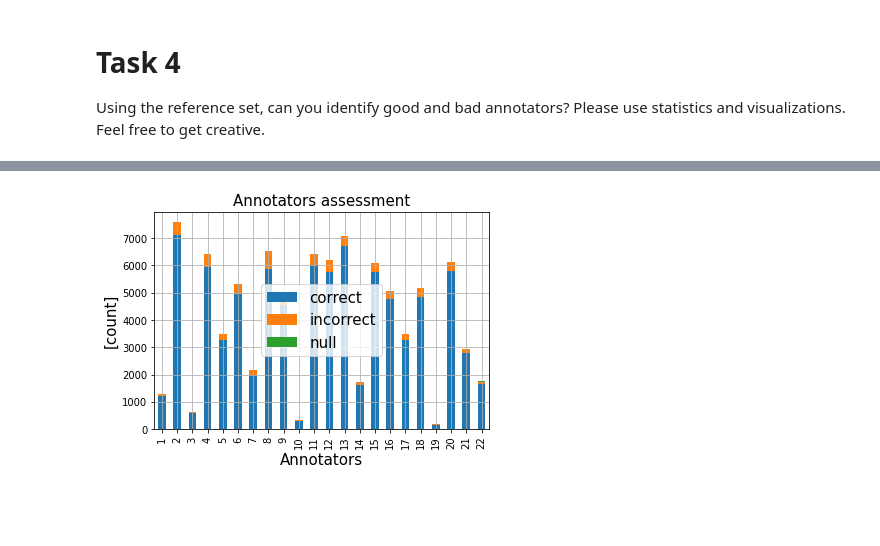
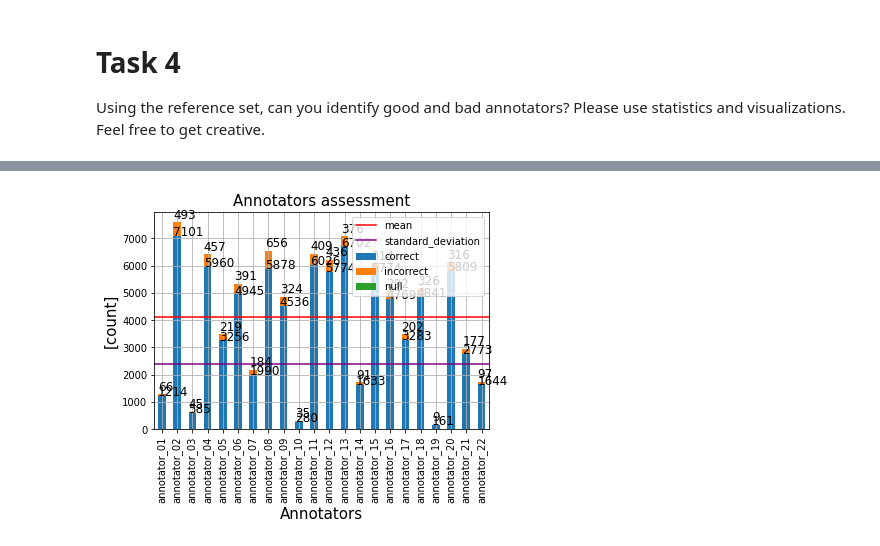
Before and after one commit to m4tice/qm_project, a Jupyter notebook: qm_project.ipynb, the cells around one changed output, grey strips where cells are left out. Cells and saved outputs as stored; diff of their text form; code cells hidden in the pictures; blank space fills up the shorter version.

```diff
--- a/qm_project.ipynb
+++ b/qm_project.ipynb
@@ -145,8 +171,8 @@ Min duration: -99999 [ms]
 # %%
-export_csv = False
+export_csv = True
 fs = 15
 
-# 1c: Did all annotators produce the same amount of results, or are there differences?
+
 annotators_list = []
 for result_key in result_keys:
     result_amount = len(ap_results[result_key]['results'])
@@ -159,19 +185,27 @@ for result_key in result_keys:
 annotators, annotator_count = np.unique(np.array(annotators_list), return_counts=True)
 
 # Store data in Pandas DataFrame
-annotator_result_count_df = pd.DataFrame({"annotators": annotators, "result_count": annotator_count})
+annotator_result_count_df = pd.DataFrame({"vendor_user_id": annotators, "result_count": annotator_count})
 
 # Visualization
 ax = annotator_result_count_df['result_count'].plot(kind='bar')
-ax.set_xticklabels(annotator_result_count_df['annotators'])
+ax.set_xticklabels(annotator_result_count_df['vendor_user_id'])
 ax.grid(True)
 ax.set_title("Users result counts", fontsize=fs)
 ax.set_xlabel("Annotators", fontsize=fs)
 ax.set_ylabel("[count]", fontsize=fs)
 
+ax.axhline(y=annotator_result_count_df["result_count"].mean(), color='r', linestyle='-')      # draw mean line
+ax.axhline(y=annotator_result_count_df["result_count"].std(), color='purple', linestyle='-')  # draw std line
+ax.legend(["mean", "standard deviation", "count"], prop={'size': fs})
+
+# Add numbers to bars
+for p, count in zip(ax.patches, annotator_result_count_df['result_count'].values):
+    ax.annotate(str(count), (p.get_x(), p.get_height() + 20))
+
 # Export data to csv file
 if export_csv:
-    annotator_result_count_df.to_csv("annotator_result_count.csv")
+    annotator_result_count_df.to_csv("annotator_result_count.csv", index=False)
 
-print(annotator_result_count_df)
+annotator_result_count_df.describe()
 # %% [output]
@@ -514,27 +599,14 @@ width = 0.8
 fs = 15
 
 
-def percent_cal(item):
-    """
-    Function for calculating the percentage values
-    :param item:
-    :return: percentage values
-    """
-    idx, correct, incorrect, null, total = item
-    correct_percent = round(correct / total * 100, 2)
-    incorrect_percent = round(incorrect / total * 100, 2)
-    null_percent = round(null / total * 100, 2)
-
-    return [idx, correct_percent, incorrect_percent, null_percent]
-
-
 # Load data
+annotator_result_count_df = pd.read_csv("annotator_result_count.csv")
 annotators_quality_df = pd.read_csv("annotators_quality_assessment.csv")
 annotators_quality = annotators_quality_df.values.tolist()
 
 
 # Amount display
-labels = annotators_quality_df['id']
+labels = annotators_quality_df['vendor_user_id']
 display_df = annotators_quality_df[['correct', 'incorrect', 'null']]
 ax1 = display_df.plot(kind='bar', stacked=True, use_index=False)
 ax1.set_xticklabels(labels)
@@ -543,20 +615,47 @@ ax1.set_title("Annotators assessment", fontsize=fs)
 ax1.set_xlabel("Annotators", fontsize=fs)
 ax1.set_ylabel("[count]", fontsize=fs)
 ax1.legend(prop={'size': fs})
+ax1.axhline(y=annotator_result_count_df.mean().values, color='r', linestyle='-')
+ax1.axhline(y=annotator_result_count_df.std().values, color='purple', linestyle='-')
+ax1.legend(['mean', 'standard_deviation', 'correct', 'incorrect', 'null'])
+
+# - Add numbers to bars
+for p, correct_count, incorrect_count in zip(ax1.patches, annotators_quality_df['correct'].values, annotators_quality_df['incorrect'].values):
+    ax1.annotate(str(correct_count), (p.get_x(), p.get_height() + 10), fontsize=12)
+    ax1.annotate(str(incorrect_count), (p.get_x(), p.get_height() + incorrect_count + 150), fontsize=12)
 
 
 # Percentage display
-percent_data = np.array([percent_cal(item) for item in annotators_quality])
-correct_p = [item for item in percent_data[:, 1]]
-incorrect_p = [item for item in percent_data[:, 2]]
-null_p = [item for item in percent_data[:, 3]]
-
-df = pd.DataFrame({'correct %': correct_p, 'incorrect %': incorrect_p, 'null %': null_p})
-ax2 = df.plot(kind='bar', stacked=True, use_index=False)
+ax2 = annotators_quality_df[['correct_p', 'incorrect_p', 'null_p']].plot(kind='bar', stacked=True, use_index=False)
+ax2.set_ylim([85, 102])
 ax2.set_xticklabels(labels)
 ax2.grid(True)
 ax2.set_title("Annotators assessment in percentage", fontsize=fs)
 ax2.set_xlabel("Annotators", fontsize=fs)
 ax2.set_ylabel("[%]", fontsize=fs)
-ax2.legend(prop={'size': fs})
+ax2.axhline(y=annotators_quality_df['correct_p'].mean(), color='r', linestyle='-')   # draw mean line
+ax2.legend(['mean', 'correct', 'incorrect', 'null'], prop={'size': 12})
+
+# - Add numbers to bars
+for p, correct_p, incorrect_p in zip(ax2.patches, annotators_quality_df['correct_p'].values, annotators_quality_df['incorrect_p'].values):
+    ax2.annotate(str(round(correct_p, 2)), (p.get_x(), 88))
+    ax2.annotate(str(round(incorrect_p, 2)), (p.get_x(), 97))
+
+
+# Pie chart of average correct, incorrect and null samples
+pie_labels = 'correct', 'incorrect', 'null'
+pie_values = [annotators_quality_df['correct_p'].mean(),
+              annotators_quality_df['incorrect_p'].mean(),
+              annotators_quality_df['null_p'].mean()]
+
+explode = (0, 0, 0.1)
+
+fig3, ax3 = plt.subplots()
+ax3.pie(pie_values, explode=explode, autopct='%1.3f%%', startangle=90, textprops={'fontsize': 14})
+ax3.axis('equal')
+ax3.set_title("Overall performance of all annotators", fontsize=fs)
+ax3.legend(pie_labels, prop={'size': fs})
+
+
+annotators_quality_df['correct_p'].describe()
 # %% [output]
@@ -564 +671 @@ ax2.legend(prop={'size': fs})
-[figure, old version]
+[figure, new version]
```
Also changed, not shown: parts of 36 cells of this notebook, 11 other files.
